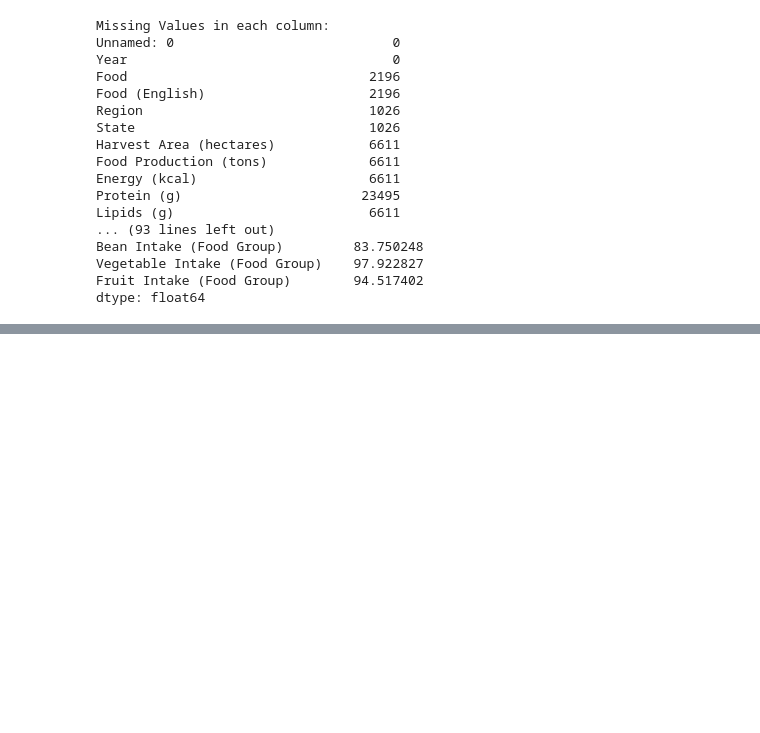
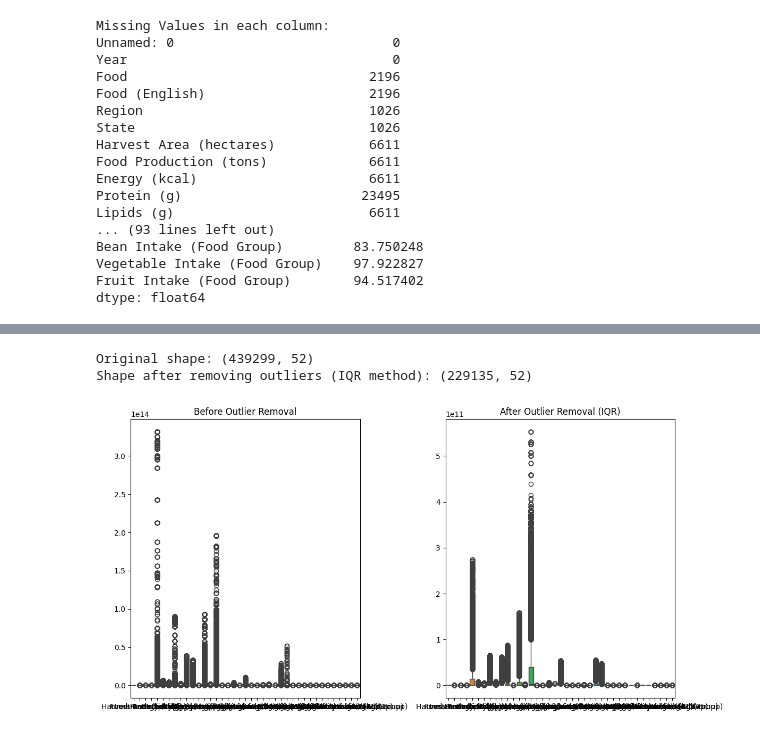
Before and after one commit to XavierRolex/Food-Classification-Model, a Jupyter notebook: food_classification.ipynb, the cells around one changed output, grey strips where cells are left out. Cells and saved outputs as stored; diff of their text form; code cells hidden in the pictures; blank space fills up the shorter version.

```diff
--- a/food_classification.ipynb
+++ b/food_classification.ipynb
@@ -7,7 +7,9 @@ import seaborn as sns
 
 # Loading the dataset
 dataset_path = 'H:/Food-Classification-Model/dataset/PHFood_Brazil.csv'  # Replace with your dataset file name
-df = pd.read_csv(dataset_path)
+# Loading the dataset with low_memory set to False
+df = pd.read_csv(dataset_path, low_memory=False)
+
 
 # Displaying the first few rows of the dataset to check
 df.head()
@@ -49,0 +160,10 @@ dtype: float64
+# %%
+# Step 3: Outlier Detection using IQR (Interquartile Range)
+Q1 = numeric_df.quantile(0.25)
+Q3 = numeric_df.quantile(0.75)
+IQR = Q3 - Q1
+
+# Identifying outliers (values outside the range: Q1 - 1.5 * IQR, Q3 + 1.5 * IQR)
+outliers_iqr = ((numeric_df < (Q1 - 1.5 * IQR)) | (numeric_df > (Q3 + 1.5 * IQR))).sum(axis=0)
+print("\nNumber of Outliers detected by IQR method:")
+print(outliers_iqr)
@@ -49,0 +188,31 @@ dtype: float64
+# %%
+# Step 4: Remove rows with outliers based on IQR
+df_no_outliers_iqr = df[~((numeric_df < (Q1 - 1.5 * IQR)) | (numeric_df > (Q3 + 1.5 * IQR))).any(axis=1)]
+
+# Checking the shape of the data after removing outliers
+print(f"\nOriginal shape: {df.shape}")
+print(f"Shape after removing outliers (IQR method): {df_no_outliers_iqr.shape}")
+# %% [output]
+Original shape: (439299, 52)
+Shape after removing outliers (IQR method): (229135, 52)
+# %%
+# Step 5: Visualizing the distribution of outliers before and after removal (Box plot)
+import matplotlib.pyplot as plt
+import seaborn as sns
+
+plt.figure(figsize=(12, 6))
+
+# Before removing outliers (Original data)
+plt.subplot(1, 2, 1)
+sns.boxplot(data=numeric_df)
+plt.title('Before Outlier Removal')
+
+# After removing outliers (IQR method)
+plt.subplot(1, 2, 2)
+sns.boxplot(data=df_no_outliers_iqr.select_dtypes(include=['number']))
+plt.title('After Outlier Removal (IQR)')
+
+plt.tight_layout()
+plt.show()
+# %% [output]
+[figure, added]
```
Also changed, not shown: parts of 12 cells of this notebook.
